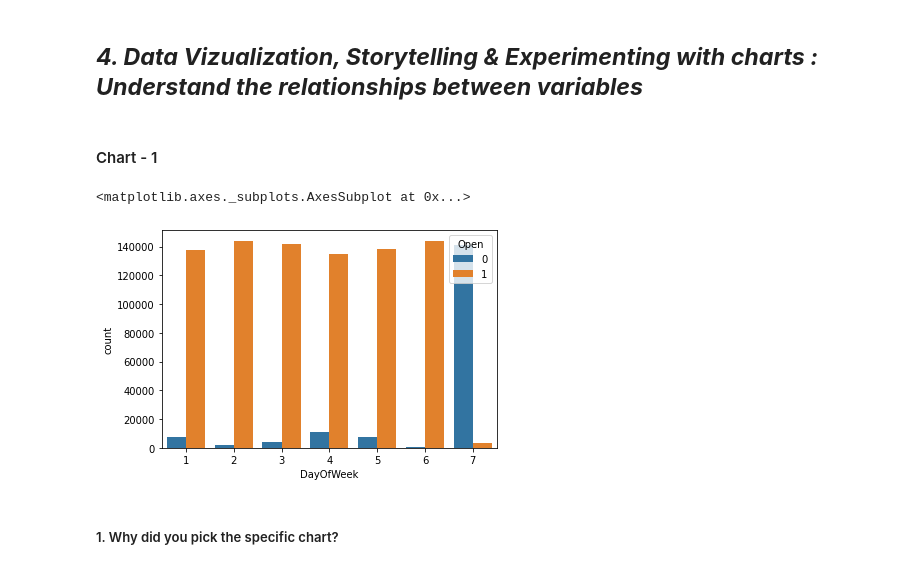
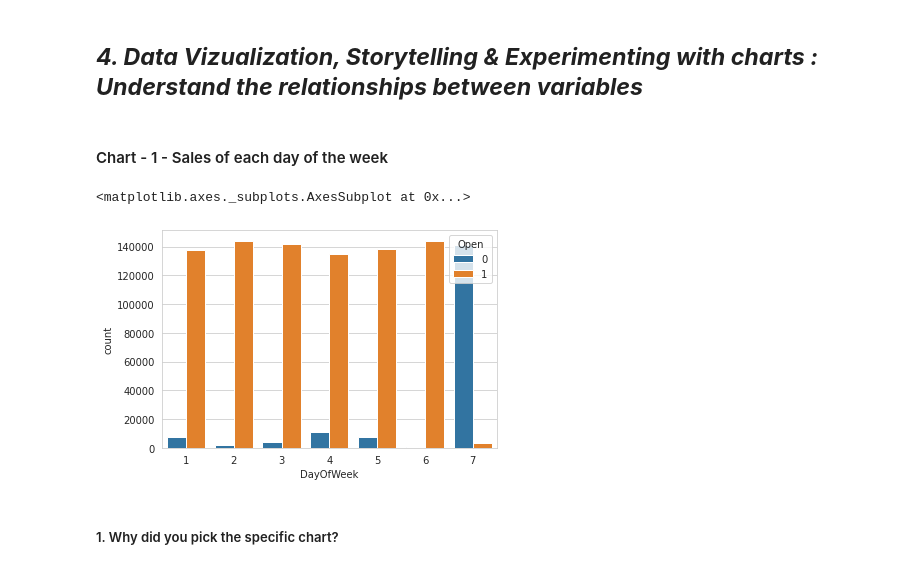
Before and after one commit to Jeetesh-KumarM/CAPSTONE-PROJECT-2-Regression, a Jupyter notebook: Capstone_Project_2_Regression.ipynb, the cells around one changed output. Drawn from its saved outputs; the diff is of its cells as text; code cells hidden in the pictures.

```diff
--- a/Capstone_Project_2_Regression.ipynb
+++ b/Capstone_Project_2_Regression.ipynb
@@ -413,13 +413,14 @@ Answer Here.
 # %% [markdown]
 ## ***4. Data Vizualization, Storytelling & Experimenting with charts : Understand the relationships between variables***
 # %% [markdown]
-#### Chart - 1
+#### Chart - 1 - Sales of each day of the week
 # %%
 # Chart - 1 visualization code
+sns.set_style("whitegrid")
 sns.countplot(x='DayOfWeek',hue='Open',data=dff)
 # %% [output]
 <matplotlib.axes._subplots.AxesSubplot at 0x...>
-[figure, old version]
+[figure, new version]
 # %% [markdown]
 ##### 1. Why did you pick the specific chart?
 # %% [markdown]
```
Also changed, not shown: parts of 38 cells of this notebook.
